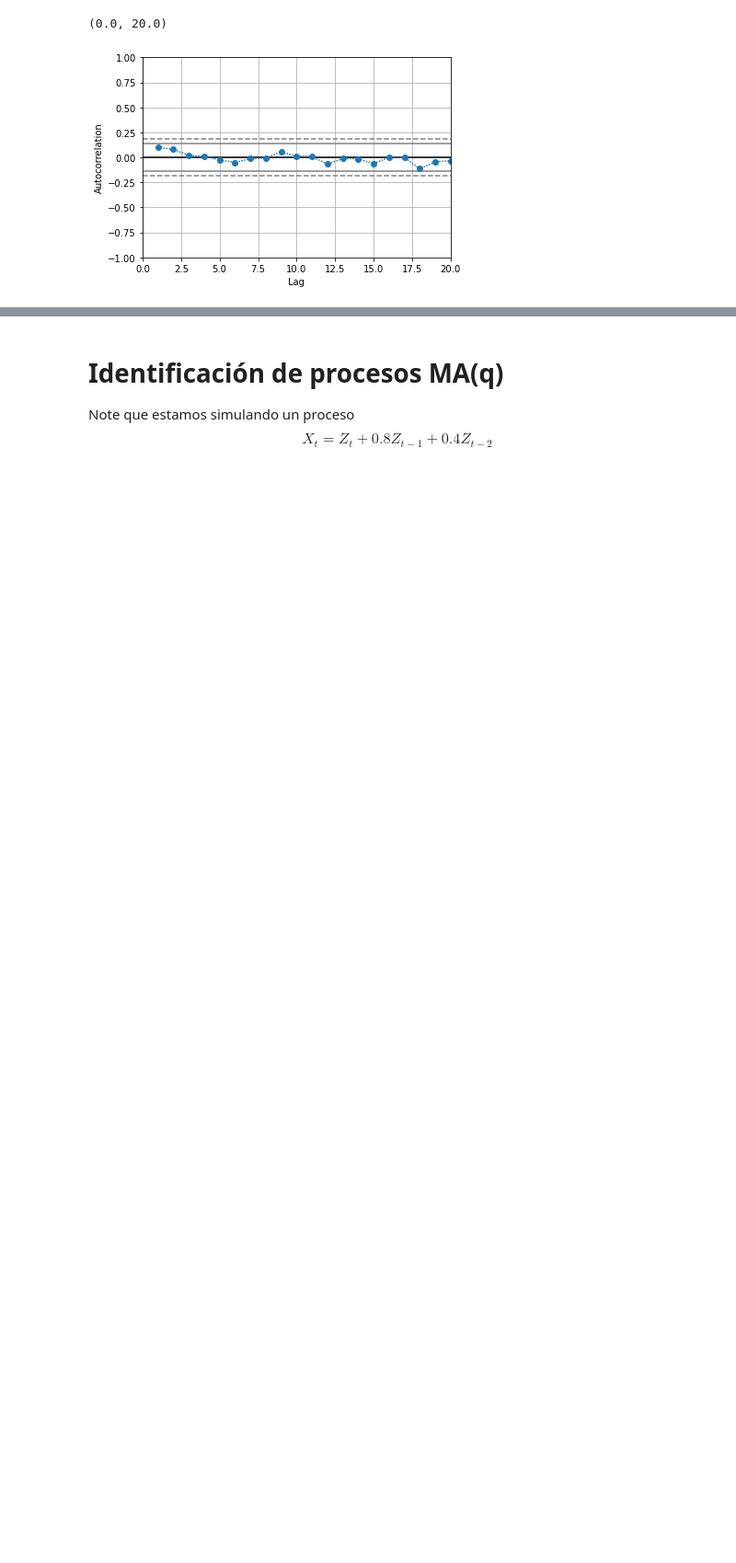
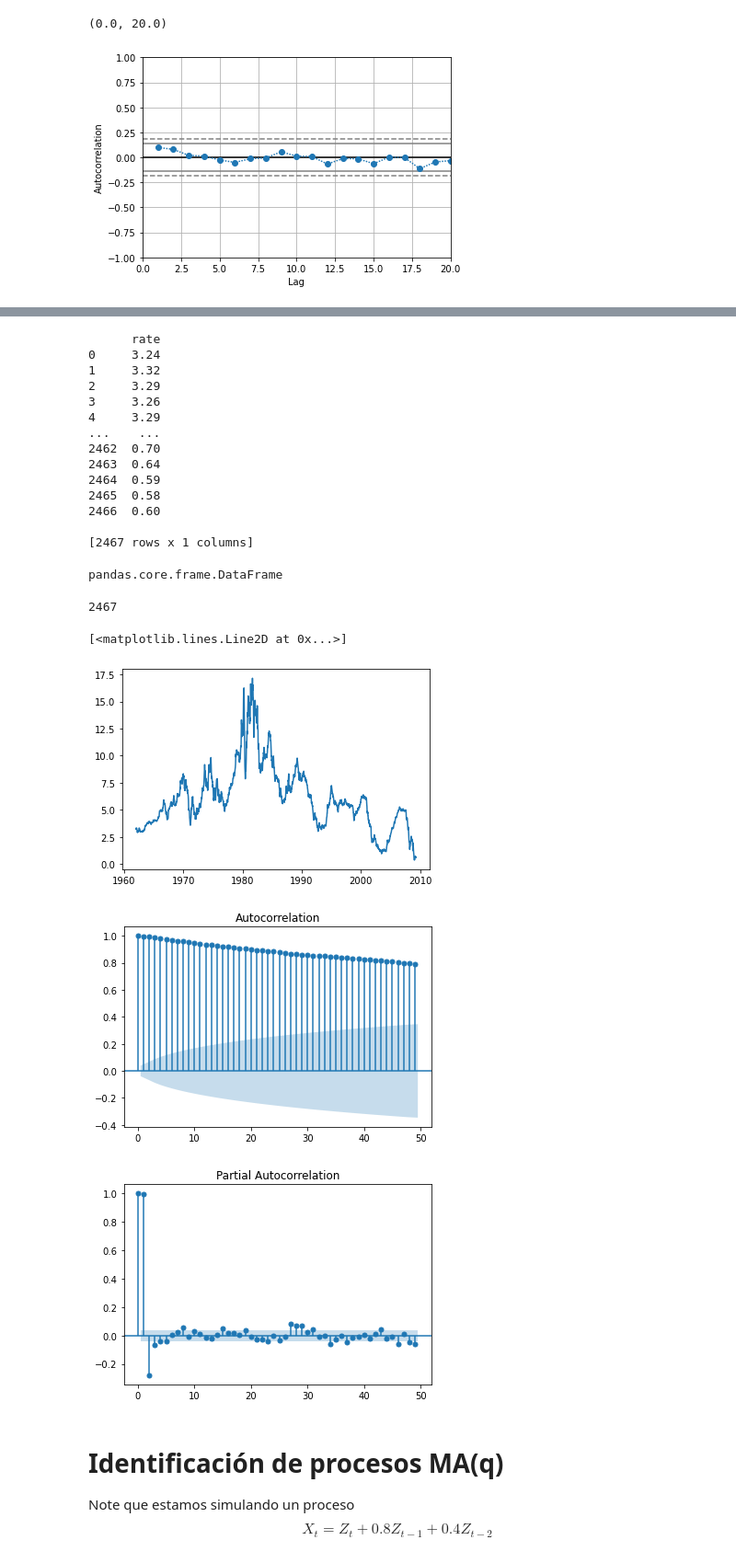
Before and after one commit to sacalderonv/TimeSeries, a Jupyter notebook: Series Univariadas/Python Jupyter/Identificación AR y MA puros usando ACF y PACF/IdentificacionMAyARPuros.ipynb, the cells around one changed output, grey strips where cells are left out. Shown at 92% size. Saved outputs shown, nothing was run; the diff lists cells and outputs as text; code cells hidden in the pictures; blank space fills up the shorter version.

```diff
--- a/Series Univariadas/Python Jupyter/Identificación AR y MA puros usando ACF y PACF/IdentificacionMAyARPuros.ipynb
+++ b/Series Univariadas/Python Jupyter/Identificación AR y MA puros usando ACF y PACF/IdentificacionMAyARPuros.ipynb
@@ -36,3 +71,38 @@ ax.set_xlim([0, 20])
+# %%
+#Usamos Pandas para manejar las bases de Datos
+#Importación de los datos
+data  = np.loadtxt('w-gs1yr.txt',skiprows=1,usecols = 3)
+df_rate=pd.DataFrame({'rate':data})
+print(df_rate)
+type(df_rate)
+len(df_rate)
+####Creación de fechas
+Fechas = pd.date_range('1/1/1962', periods=len(df_rate), freq='W')
+ts_rate=pd.Series(df_rate['rate'].values,Fechas,name='rate')
+plt.plot(ts_rate)
+grafica_acf=plot_acf(ts_rate,lags=((len(ts_rate))**0.5),adjusted=False)
+grafica_pacf=plot_pacf(ts_rate,lags=((len(ts_rate))**0.5))
+# %% [output]
+      rate
+0     3.24
+1     3.32
+2     3.29
+3     3.26
+4     3.29
+...    ...
+2462  0.70
+2463  0.64
+2464  0.59
+2465  0.58
+2466  0.60
+
+[2467 rows x 1 columns]
+pandas.core.frame.DataFrame
+2467
+[<matplotlib.lines.Line2D at 0x...>]
+[figure, added]
+[figure, added]
+[figure, added]
 # %% [markdown]
 # Identificación de procesos MA(q)
 
```
Also changed, not shown: parts of 5 cells of this notebook, 12 other files.
